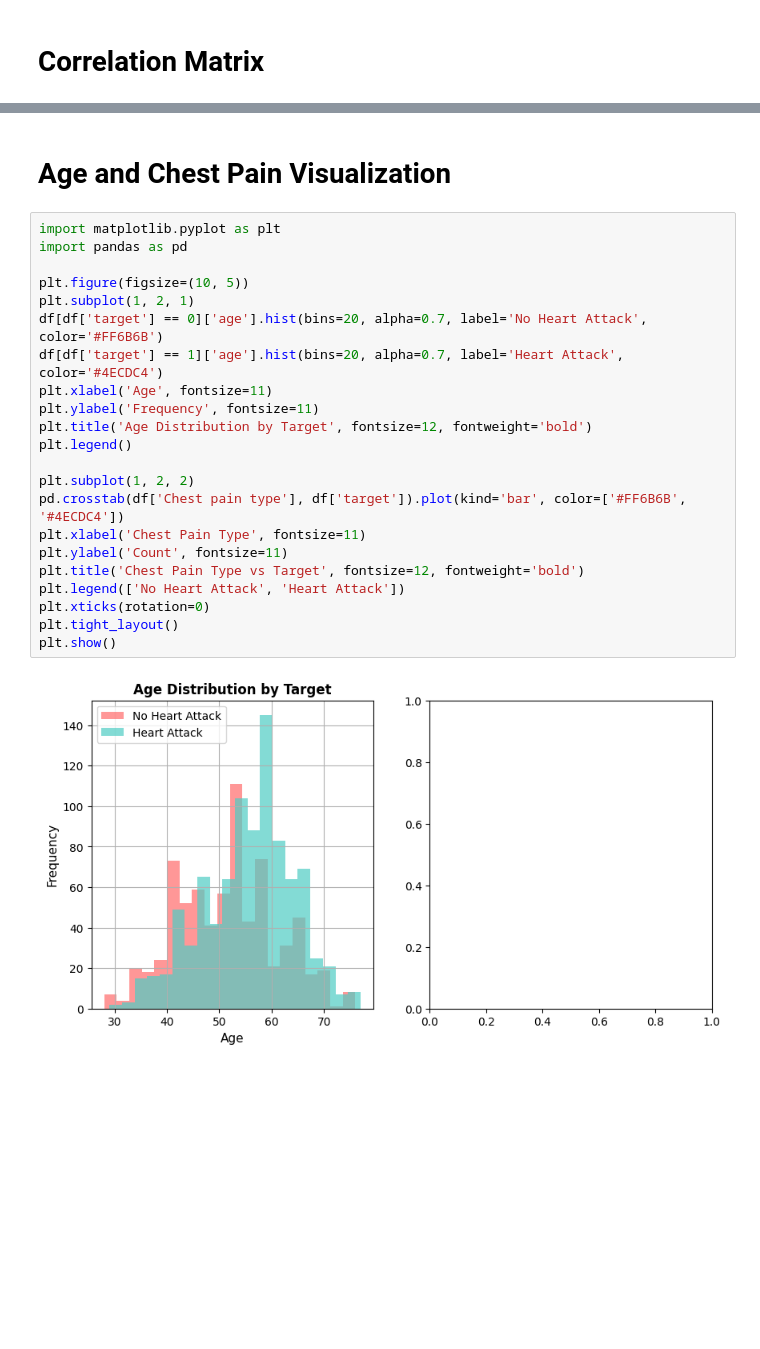
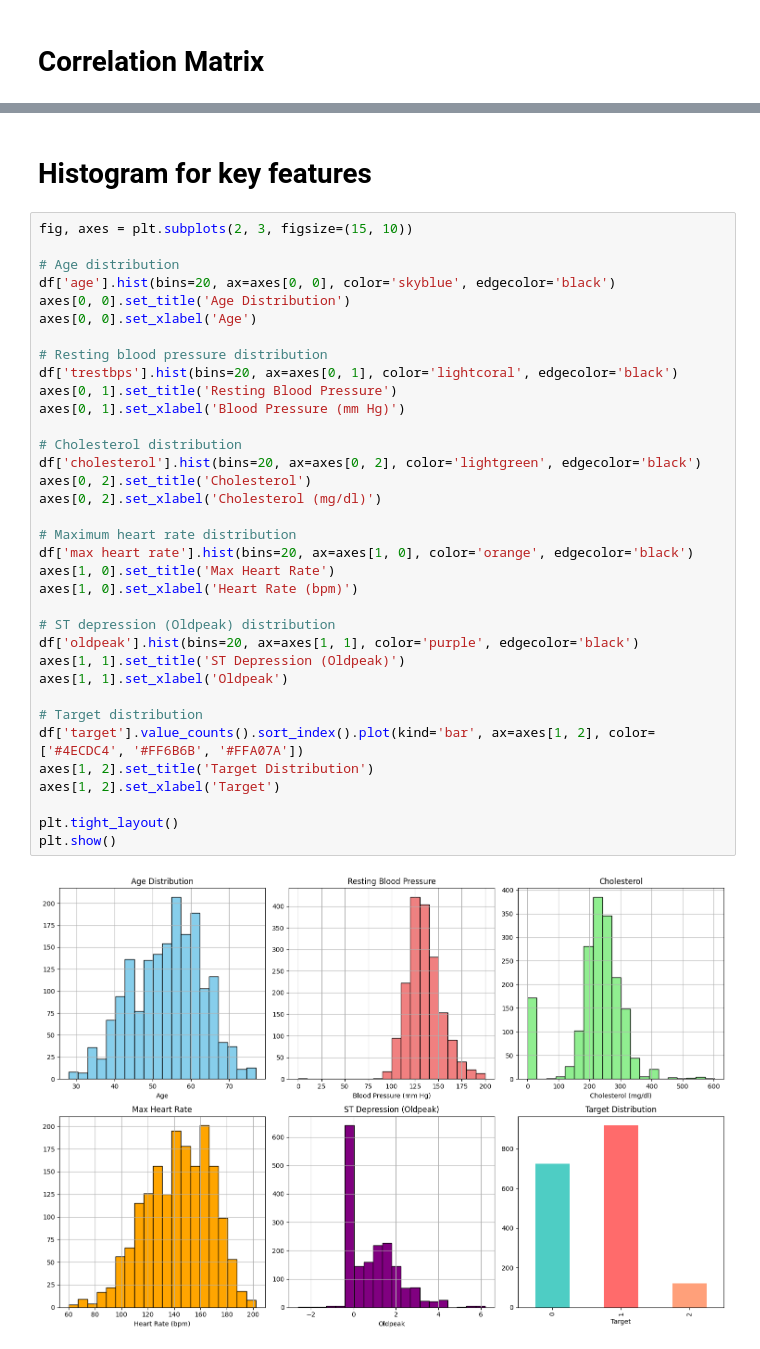
Before and after one commit to 00017024/ML_Project_17024, a Jupyter notebook: analysis.ipynb, the cells around one changed output, grey strips where cells are left out. Drawn from its saved outputs; the diff is of its cells as text; blank space fills up the shorter version.

Commit message:
Data visualization, preparation and feature engineering

```diff
--- a/analysis.ipynb
+++ b/analysis.ipynb
@@ -109,28 +107,41 @@ plt.show()
 # %% [output]
 [figure]
 # %% [markdown]
-# Age and Chest Pain Visualization
+# Histogram for key features
 # %%
-import matplotlib.pyplot as plt
-import pandas as pd
+fig, axes = plt.subplots(2, 3, figsize=(15, 10))
 
-plt.figure(figsize=(10, 5))
-plt.subplot(1, 2, 1)
-df[df['target'] == 0]['age'].hist(bins=20, alpha=0.7, label='No Heart Attack', color='#FF6B6B')
-df[df['target'] == 1]['age'].hist(bins=20, alpha=0.7, label='Heart Attack', color='#4ECDC4')
-plt.xlabel('Age', fontsize=11)
-plt.ylabel('Frequency', fontsize=11)
-plt.title('Age Distribution by Target', fontsize=12, fontweight='bold')
-plt.legend()
+# Age distribution
+df['age'].hist(bins=20, ax=axes[0, 0], color='skyblue', edgecolor='black')
+axes[0, 0].set_title('Age Distribution')
+axes[0, 0].set_xlabel('Age')
 
-plt.subplot(1, 2, 2)
-pd.crosstab(df['Chest pain type'], df['target']).plot(kind='bar', color=['#FF6B6B', '#4ECDC4'])
-plt.xlabel('Chest Pain Type', fontsize=11)
-plt.ylabel('Count', fontsize=11)
-plt.title('Chest Pain Type vs Target', fontsize=12, fontweight='bold')
-plt.legend(['No Heart Attack', 'Heart Attack'])
-plt.xticks(rotation=0)
+# Resting blood pressure distribution
+df['trestbps'].hist(bins=20, ax=axes[0, 1], color='lightcoral', edgecolor='black')
+axes[0, 1].set_title('Resting Blood Pressure')
+axes[0, 1].set_xlabel('Blood Pressure (mm Hg)')
+
+# Cholesterol distribution
+df['cholesterol'].hist(bins=20, ax=axes[0, 2], color='lightgreen', edgecolor='black')
+axes[0, 2].set_title('Cholesterol')
+axes[0, 2].set_xlabel('Cholesterol (mg/dl)')
+
+# Maximum heart rate distribution
+df['max heart rate'].hist(bins=20, ax=axes[1, 0], color='orange', edgecolor='black')
+axes[1, 0].set_title('Max Heart Rate')
+axes[1, 0].set_xlabel('Heart Rate (bpm)')
+
+# ST depression (Oldpeak) distribution
+df['oldpeak'].hist(bins=20, ax=axes[1, 1], color='purple', edgecolor='black')
+axes[1, 1].set_title('ST Depression (Oldpeak)')
+axes[1, 1].set_xlabel('Oldpeak')
+
+# Target distribution
+df['target'].value_counts().sort_index().plot(kind='bar', ax=axes[1, 2], color=['#4ECDC4', '#FF6B6B', '#FFA07A'])
+axes[1, 2].set_title('Target Distribution')
+axes[1, 2].set_xlabel('Target')
+
 plt.tight_layout()
 plt.show()
 # %% [output]
-[figure, old version]
+[figure, new version]
```
Also changed, not shown: parts of 24 cells of this notebook.
